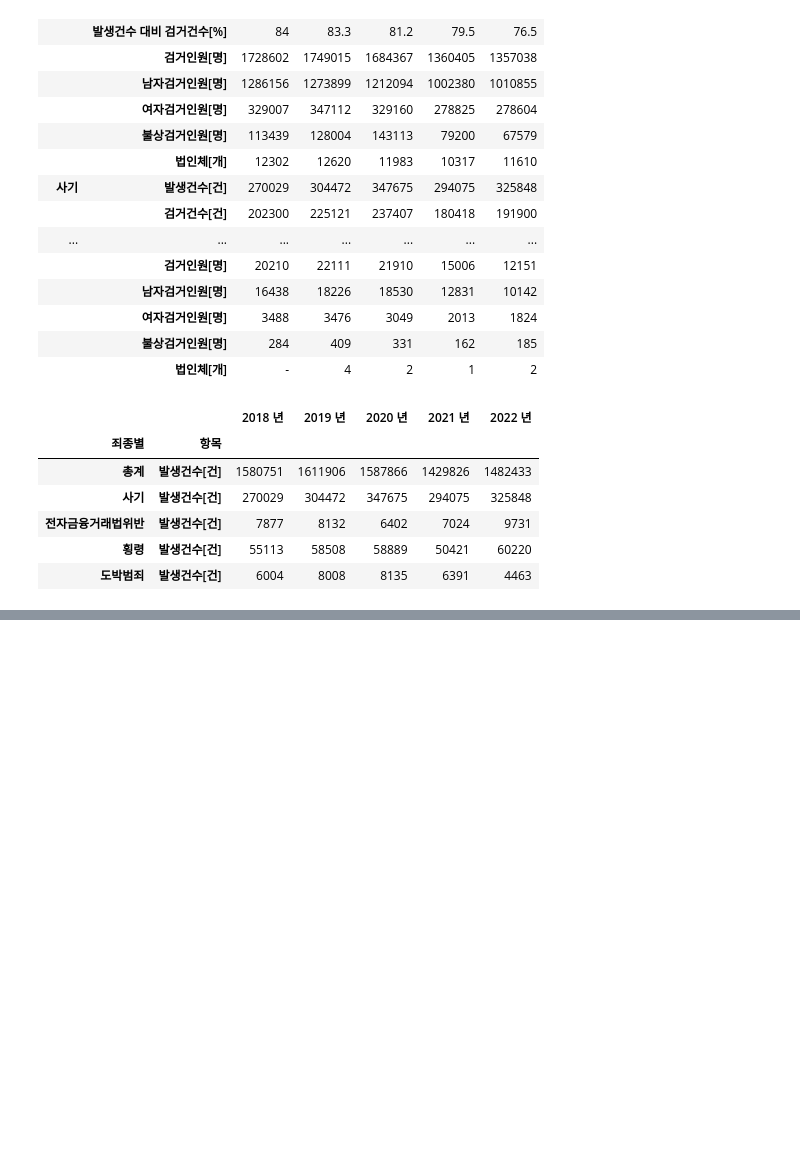
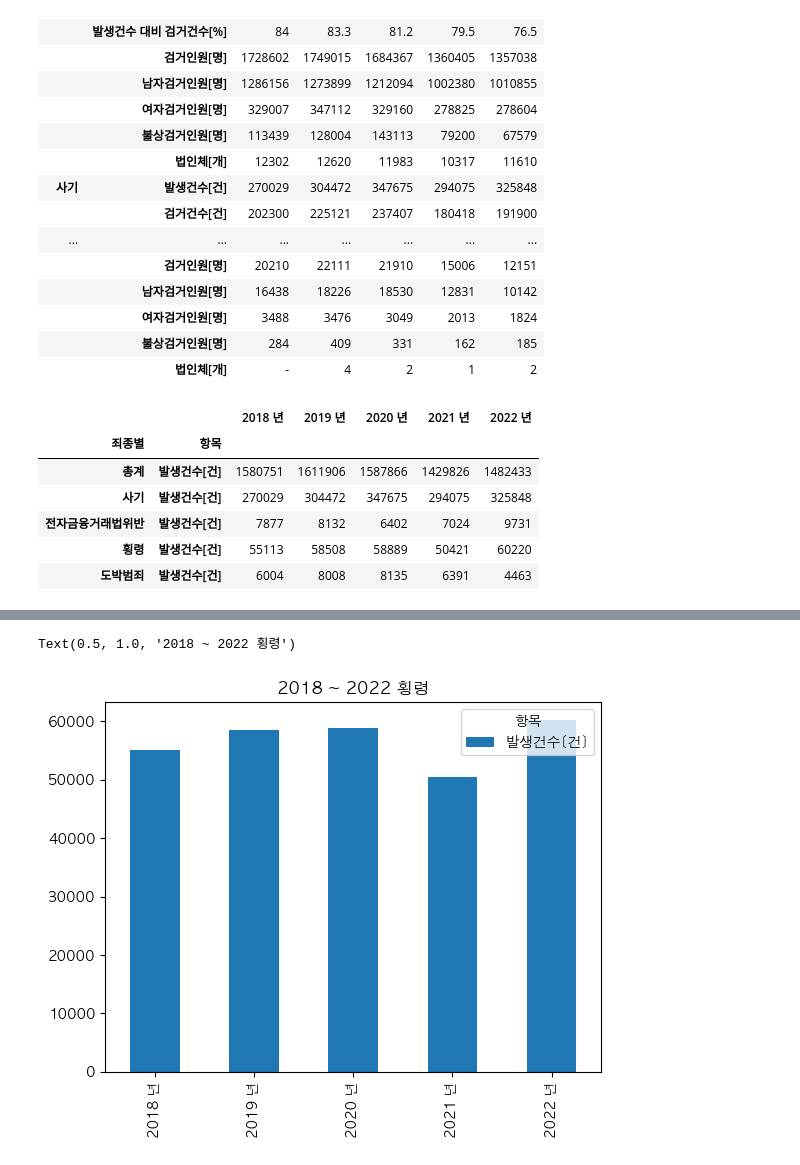
Before and after one commit to chan2-plc/data_police, a Jupyter notebook: 범죄통계 (1).ipynb, the cells around one changed output, grey strips where cells are left out. Drawn from its saved outputs; the diff is of its cells as text; code cells hidden in the pictures; blank space fills up the shorter version.

```diff
--- a/범죄통계 (1).ipynb
+++ b/범죄통계 (1).ipynb
@@ -198,0 +261,6 @@ selected_data
+# %%
+df_data['횡령'].plot(kind = 'bar')
+plt.title('2018 ~ 2022 횡령')
+# %% [output]
+Text(0.5, 1.0, '2018 ~ 2022 횡령')
+[figure, added]
```
Also changed, not shown: parts of 13 cells of this notebook.
